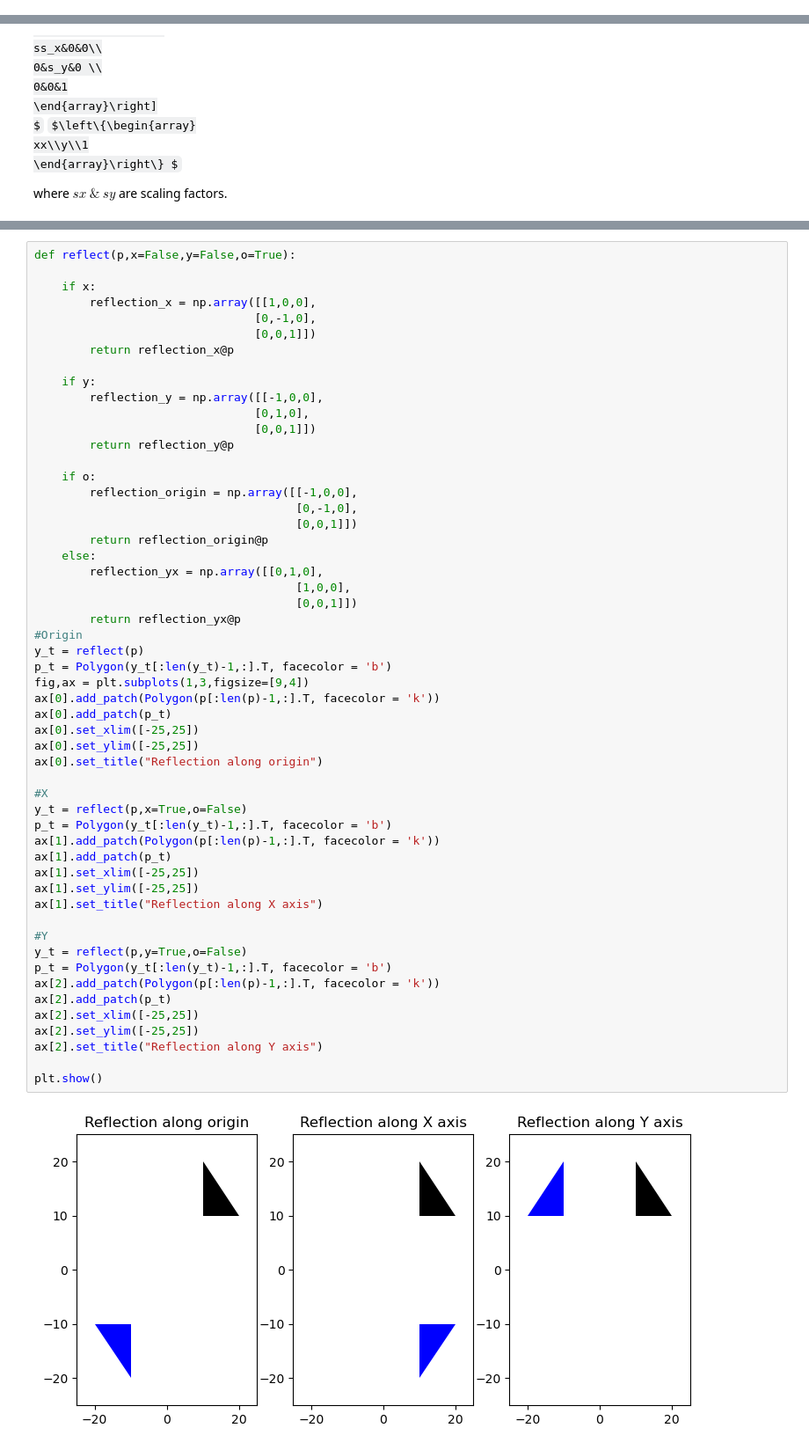
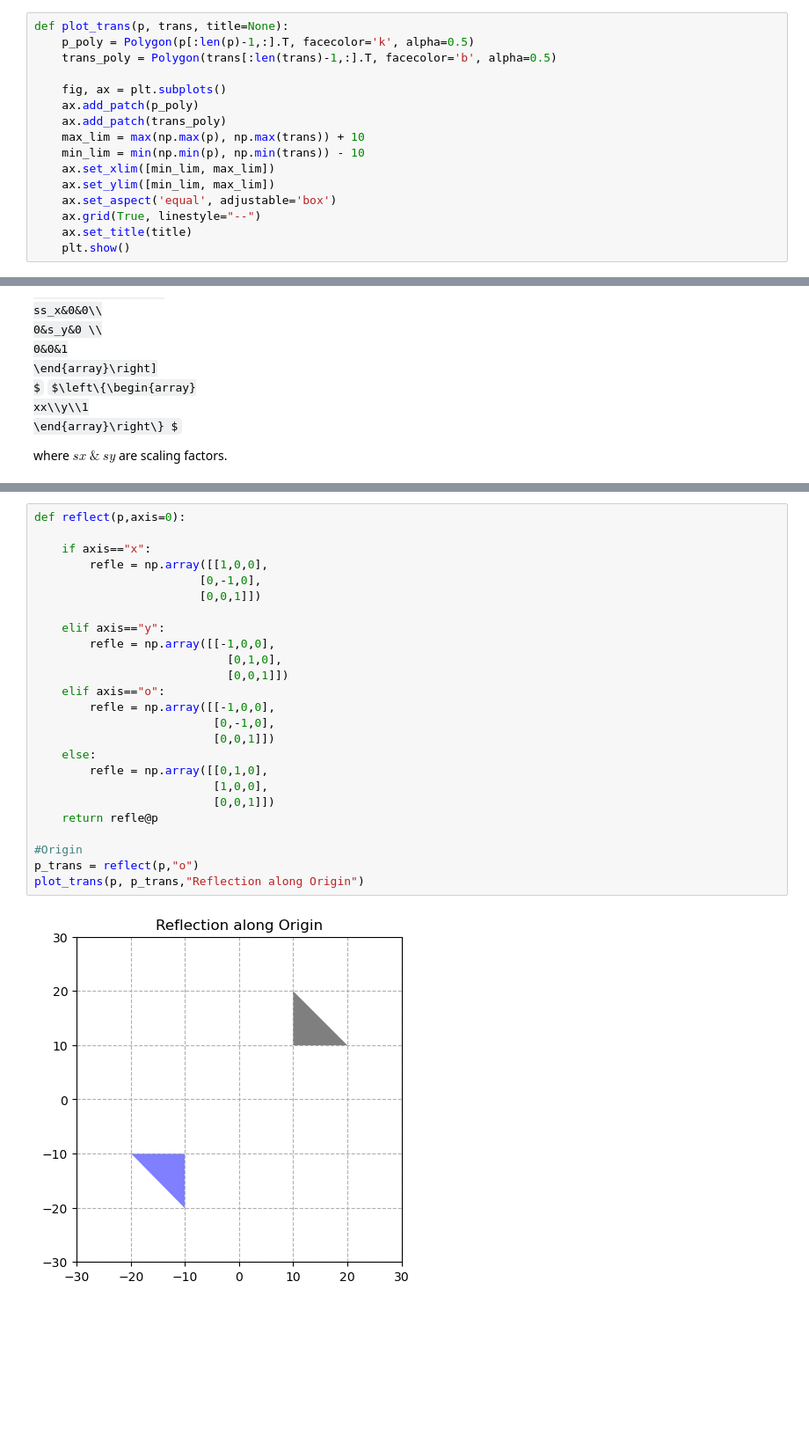
Before and after one commit to glitterB/its-math, a Jupyter notebook: src/geometric_transformations.ipynb, the cells around one changed output, grey strips where cells are left out. Shown at 88% size. Cells and saved outputs as stored; diff of their text form; some formulas as TeX source; blank space fills up the shorter version.

```diff
--- a/src/geometric_transformations.ipynb
+++ b/src/geometric_transformations.ipynb
@@ -24,6 +24,22 @@ $P$ is old coordinates
 import numpy as np
 import matplotlib.pyplot as plt
 from matplotlib.patches import Polygon
+# %%
+def plot_trans(p, trans, title=None):
+    p_poly = Polygon(p[:len(p)-1,:].T, facecolor='k', alpha=0.5)
+    trans_poly = Polygon(trans[:len(trans)-1,:].T, facecolor='b', alpha=0.5)
+
+    fig, ax = plt.subplots()
+    ax.add_patch(p_poly)
+    ax.add_patch(trans_poly)
+    max_lim = max(np.max(p), np.max(trans)) + 10
+    min_lim = min(np.min(p), np.min(trans)) - 10
+    ax.set_xlim([min_lim, max_lim])
+    ax.set_ylim([min_lim, max_lim])
+    ax.set_aspect('equal', adjustable='box')
+    ax.grid(True, linestyle="--")
+    ax.set_title(title)
+    plt.show()
 # %%
 #geometry (Triangle)
 p = np.array([[10,10,20],
@@ -198,58 +200,29 @@ $\left\{\begin{array}
 xx\\y\\1
 \end{array}\right\} $
 # %%
-def reflect(p,x=False,y=False,o=True):
+def reflect(p,axis=0):
 
-    if x:
-        reflection_x = np.array([[1,0,0],
-                                [0,-1,0],
-                                [0,0,1]])
-        return reflection_x@p
+    if axis=="x":
+        refle = np.array([[1,0,0],
+                        [0,-1,0],
+                        [0,0,1]])
 
-    if y:
-        reflection_y = np.array([[-1,0,0],
-                                [0,1,0],
-                                [0,0,1]])
-        return reflection_y@p
+    elif axis=="y":
+        refle = np.array([[-1,0,0],
+                            [0,1,0],
+                            [0,0,1]])
+    elif axis=="o":
+        refle = np.array([[-1,0,0],
+                          [0,-1,0],
+                          [0,0,1]])
+    else:
+        refle = np.array([[0,1,0],
+                          [1,0,0],
+                          [0,0,1]])
+    return refle@p
 
-    if o:
-        reflection_origin = np.array([[-1,0,0],
-                                      [0,-1,0],
-                                      [0,0,1]])
-        return reflection_origin@p
-    else:
-        reflection_yx = np.array([[0,1,0],
-                                      [1,0,0],
-                                      [0,0,1]])
-        return reflection_yx@p
 #Origin
-y_t = reflect(p)
-p_t = Polygon(y_t[:len(y_t)-1,:].T, facecolor = 'b')
-fig,ax = plt.subplots(1,3,figsize=[9,4])
-ax[0].add_patch(Polygon(p[:len(p)-1,:].T, facecolor = 'k'))
-ax[0].add_patch(p_t)
-ax[0].set_xlim([-25,25])
-ax[0].set_ylim([-25,25])
-ax[0].set_title("Reflection along origin")
-
-#X
-y_t = reflect(p,x=True,o=False)
-p_t = Polygon(y_t[:len(y_t)-1,:].T, facecolor = 'b')
-ax[1].add_patch(Polygon(p[:len(p)-1,:].T, facecolor = 'k'))
-ax[1].add_patch(p_t)
-ax[1].set_xlim([-25,25])
-ax[1].set_ylim([-25,25])
-ax[1].set_title("Reflection along X axis")
-
-#Y
-y_t = reflect(p,y=True,o=False)
-p_t = Polygon(y_t[:len(y_t)-1,:].T, facecolor = 'b')
-ax[2].add_patch(Polygon(p[:len(p)-1,:].T, facecolor = 'k'))
-ax[2].add_patch(p_t)
-ax[2].set_xlim([-25,25])
-ax[2].set_ylim([-25,25])
-ax[2].set_title("Reflection along Y axis")
-
-plt.show()
+p_trans = reflect(p,"o")
+plot_trans(p, p_trans,"Reflection along Origin")
 # %% [output]
-[figure, old version]
+[figure, new version]
```
Also changed, not shown: parts of 11 cells of this notebook.
